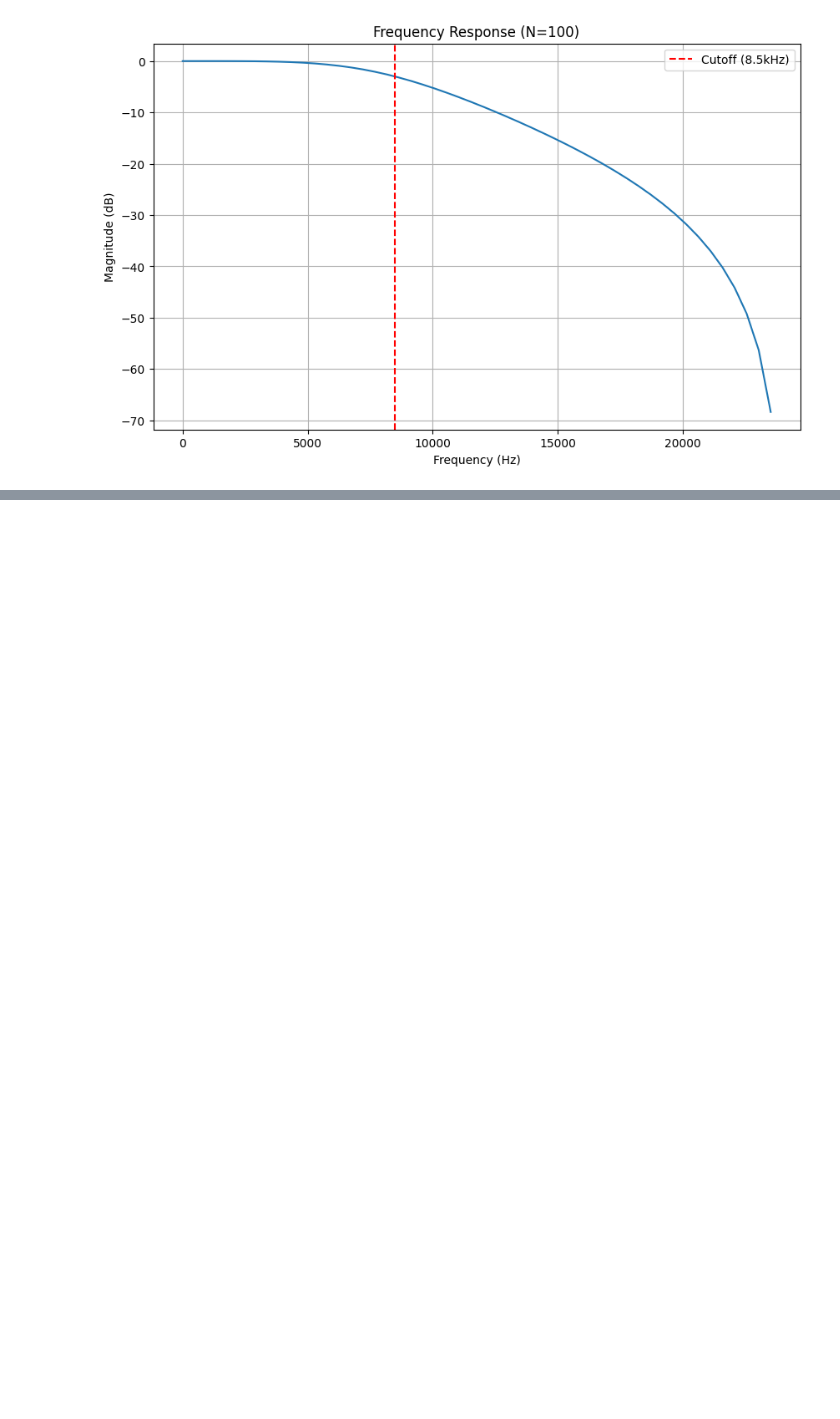
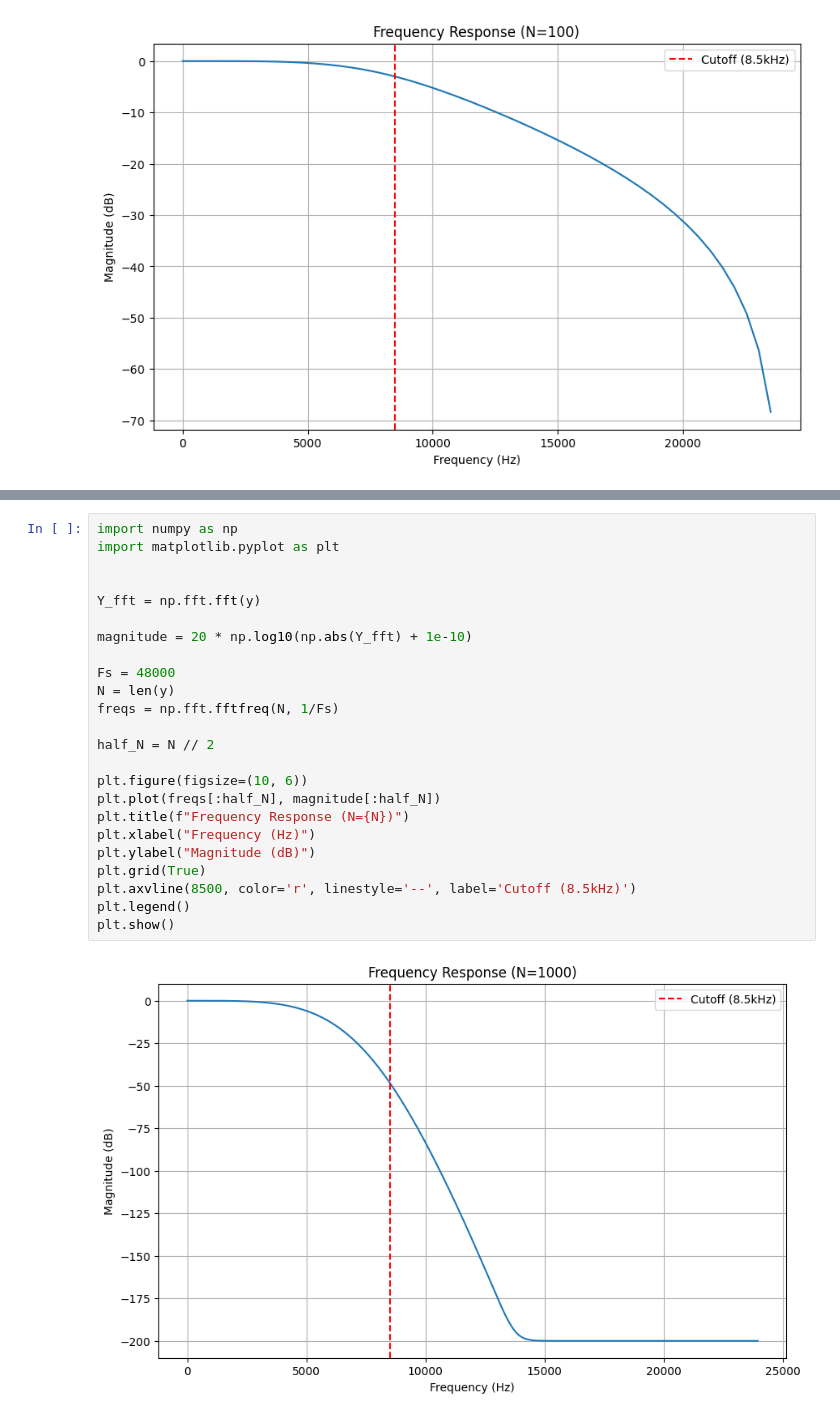
Before and after one commit to smadan755/QSPICE_DSP, a Jupyter notebook: biquad/biquad_test.ipynb, the cells around one changed output, grey strips where cells are left out. Saved outputs shown, nothing was run; the diff lists cells and outputs as text; blank space fills up the shorter version.

```diff
--- a/biquad/biquad_test.ipynb
+++ b/biquad/biquad_test.ipynb
@@ -69,0 +136,26 @@ plt.show()
+# %%
+import numpy as np
+import matplotlib.pyplot as plt
+
+
+Y_fft = np.fft.fft(y)
+
+magnitude = 20 * np.log10(np.abs(Y_fft) + 1e-10)
+
+Fs = 48000
+N = len(y)
+freqs = np.fft.fftfreq(N, 1/Fs)
+
+half_N = N // 2
+
+plt.figure(figsize=(10, 6))
+plt.plot(freqs[:half_N], magnitude[:half_N])
+plt.title(f"Frequency Response (N={N})")
+plt.xlabel("Frequency (Hz)")
+plt.ylabel("Magnitude (dB)")
+plt.grid(True)
+plt.axvline(8500, color='r', linestyle='--', label='Cutoff (8.5kHz)')
+plt.legend()
+plt.show()
+# %% [output]
+[figure, added]
```
Also changed, not shown: parts of 2 cells of this notebook.
